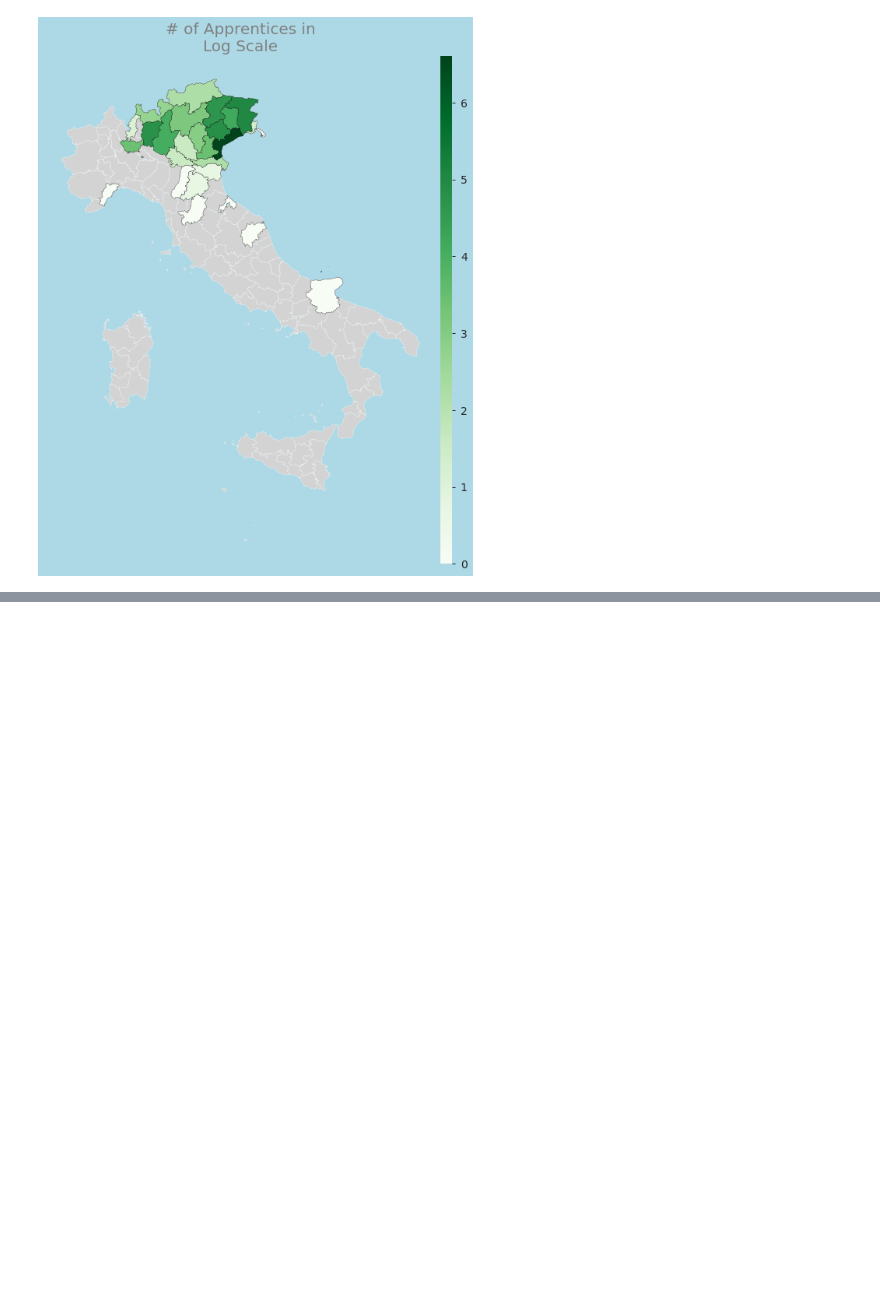
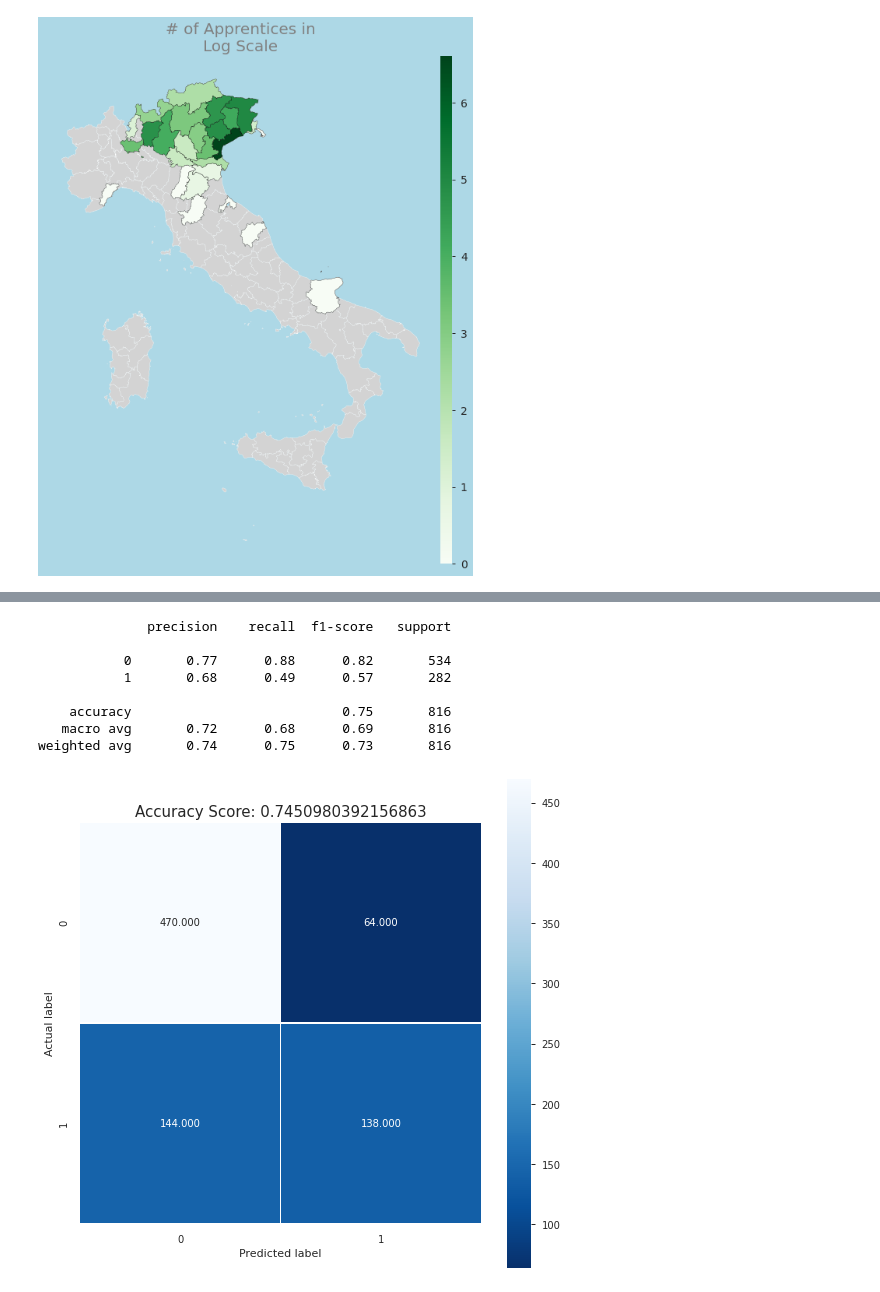
Before and after one commit to AlricRahl/Garzoni-Dataset-Exploration, a Jupyter notebook: src/Progress Notebook.ipynb, the cells around one changed output, grey strips where cells are left out. Saved outputs shown, nothing was run; the diff lists cells and outputs as text; code cells hidden in the pictures; blank space fills up the shorter version.

```diff
--- a/src/Progress Notebook.ipynb
+++ b/src/Progress Notebook.ipynb
@@ -1349,0 +1359,12 @@ filterNmap(the_table, s_year=1632, e_year=1641)
+# %%
+# Take the necessary part only
+merged = merged[['Contract ID', 'Has BoContract', 'Has Flee',
+                 'Has Single Salary', 'Has Master Paying Salary', 'Has Whole Period',
+                 'Has Ducati', 'Master Paid Accom', 'Master Paid Clothing', 'Quondam1',
+                 'Master Paid Gen. Exp.', 'Master Paid Per. Care', 'Apprentice Age',
+                 'Apprentice Male', 'Parent Label', 'S', 'T', 'P', 'Duration - Merged',
+                 'Paid Salary in Goods', 'Total Payment Received', 'From Venezia',
+                 'After Plague']]
+merged = merged.set_index("Contract ID")
+# Preprocessing certain sections to fit the model, and loose na cells in data
+merged = merged.dropna()
@@ -1349,0 +1437,28 @@ filterNmap(the_table, s_year=1632, e_year=1641)
+# %%
+# Split data to train and test
+x_data = merged.copy()
+del x_data["After Plague"]
+x_keys = x_data.keys()
+x_data = scale(x_data)
+y_data = merged["After Plague"].copy()
+x_train, x_test, y_train, y_test = train_test_split(x_data, y_data, test_size=0.25, random_state=42)
+# %%
+# Apply Logistic Regression and test results
+logisticReg = LogisticRegression()
+logisticReg.fit(x_train, y_train)
+predictions = logisticReg.predict(x_test)
+score = logisticReg.score(x_test, y_test)
+print(metrics.classification_report(y_test, predictions))
+
+# Confusion matrix
+confusionMatrix(y_test, predictions, score)
+# %% [output]
+              precision    recall  f1-score   support
+
+           0       0.77      0.88      0.82       534
+           1       0.68      0.49      0.57       282
+
+    accuracy                           0.75       816
+   macro avg       0.72      0.68      0.69       816
+weighted avg       0.74      0.75      0.73       816
+[figure, added]
```
Also changed, not shown: parts of 20 cells of this notebook.
